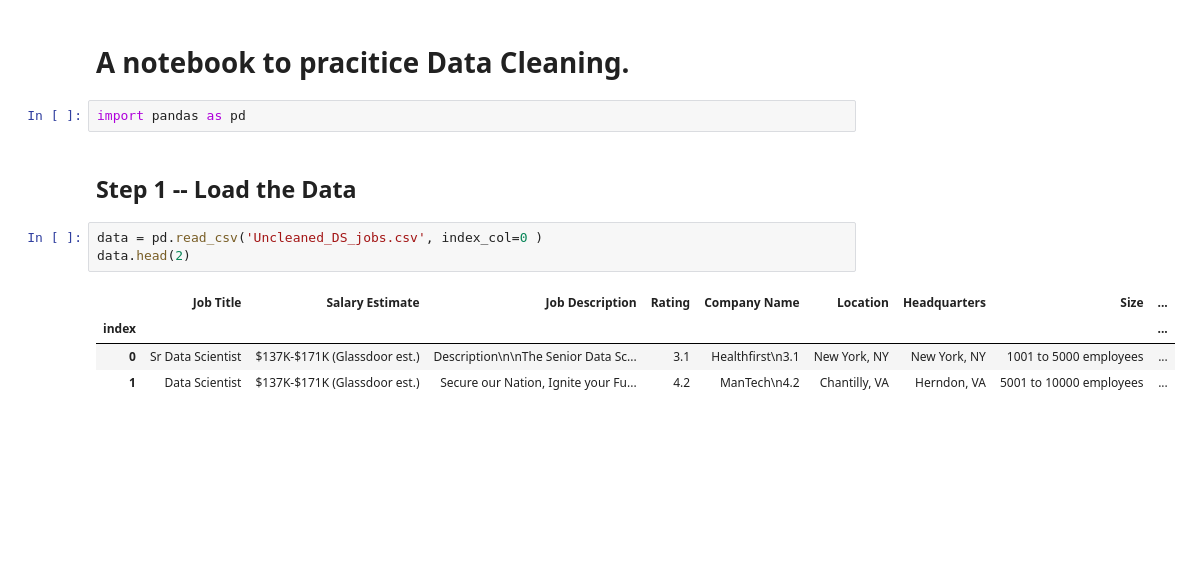
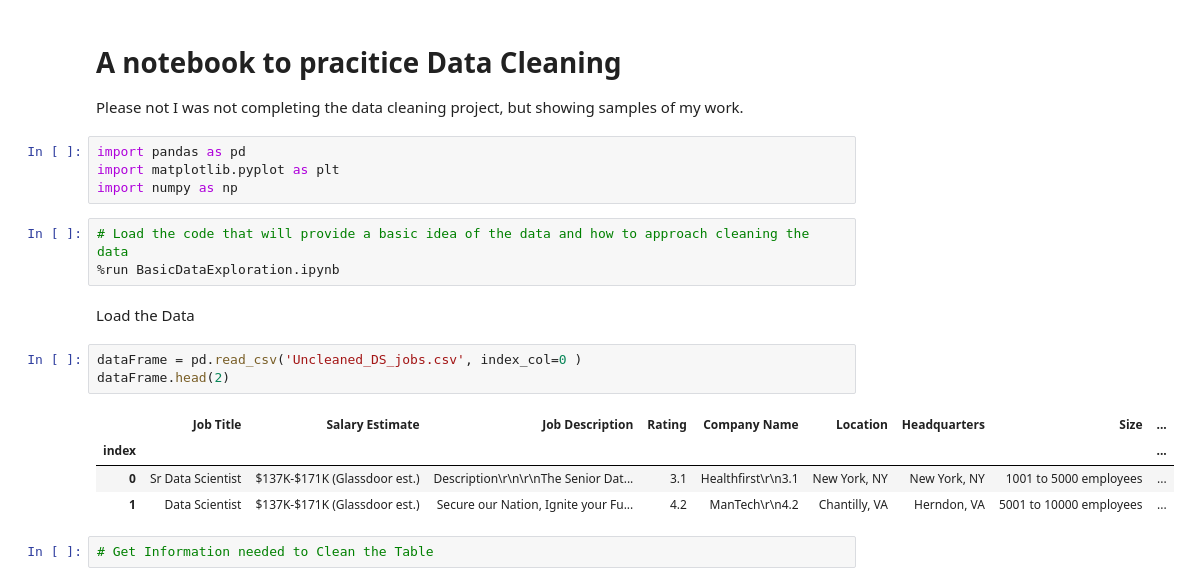
Before and after one commit to CharlesStockman/dataScience, a Jupyter notebook: dataCleaning/practice1/Uncleaned_DS_jobs.ipynb, the cells around one changed output. Drawn from its saved outputs; the diff is of its cells as text; blank space fills up the shorter version.

```diff
--- a/dataCleaning/practice1/Uncleaned_DS_jobs.ipynb
+++ b/dataCleaning/practice1/Uncleaned_DS_jobs.ipynb
@@ -1,14 +1,23 @@
 # %% [markdown]
-# A notebook to pracitice Data Cleaning.
+# A notebook to pracitice Data Cleaning
+
+Please not I was not completing the data cleaning project, but showing samples of my work.
 # %%
 import pandas as pd
+import matplotlib.pyplot as plt
+import numpy as np
+# %%
+# Load the code that will provide a basic idea of the data and how to approach cleaning the data
+%run BasicDataExploration.ipynb
 # %% [markdown]
-## Step 1 -- Load the Data
+Load the Data
 # %%
-data = pd.read_csv('Uncleaned_DS_jobs.csv', index_col=0 )
-data.head(2)
+dataFrame = pd.read_csv('Uncleaned_DS_jobs.csv', index_col=0 )
+dataFrame.head(2)
 # %% [output]
 |  | Job Title | Salary Estimate | Job Description | Rating | Company Name | Location | Headquarters | Size | ... |
 | index |  |  |  |  |  |  |  |  | ... |
-| 0 | Sr Data Scientist | $137K-$171K (Glassdoor est.) | Description\n\nThe Senior Data Sc... | 3.1 | Healthfirst\n3.1 | New York, NY | New York, NY | 1001 to 5000 employees | ... |
-| 1 | Data Scientist | $137K-$171K (Glassdoor est.) | Secure our Nation, Ignite your Fu... | 4.2 | ManTech\n4.2 | Chantilly, VA | Herndon, VA | 5001 to 10000 employees | ... |
+| 0 | Sr Data Scientist | $137K-$171K (Glassdoor est.) | Description\r\n\r\nThe Senior Dat... | 3.1 | Healthfirst\r\n3.1 | New York, NY | New York, NY | 1001 to 5000 employees | ... |
+| 1 | Data Scientist | $137K-$171K (Glassdoor est.) | Secure our Nation, Ignite your Fu... | 4.2 | ManTech\r\n4.2 | Chantilly, VA | Herndon, VA | 5001 to 10000 employees | ... |
+# %%
+# Get Information needed to Clean the Table
```
Also changed, not shown: parts of 16 cells of this notebook, 4 other files.
